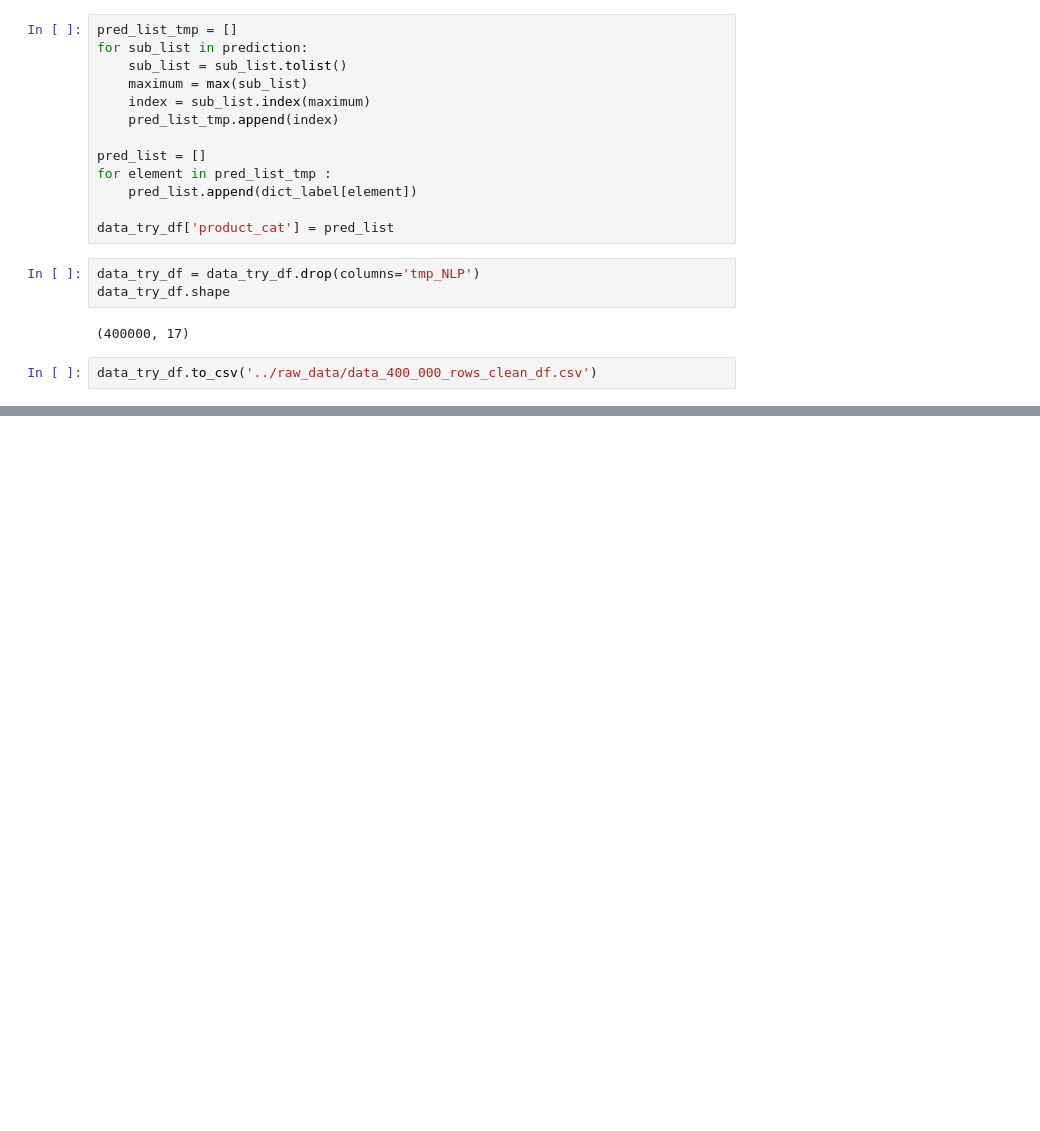
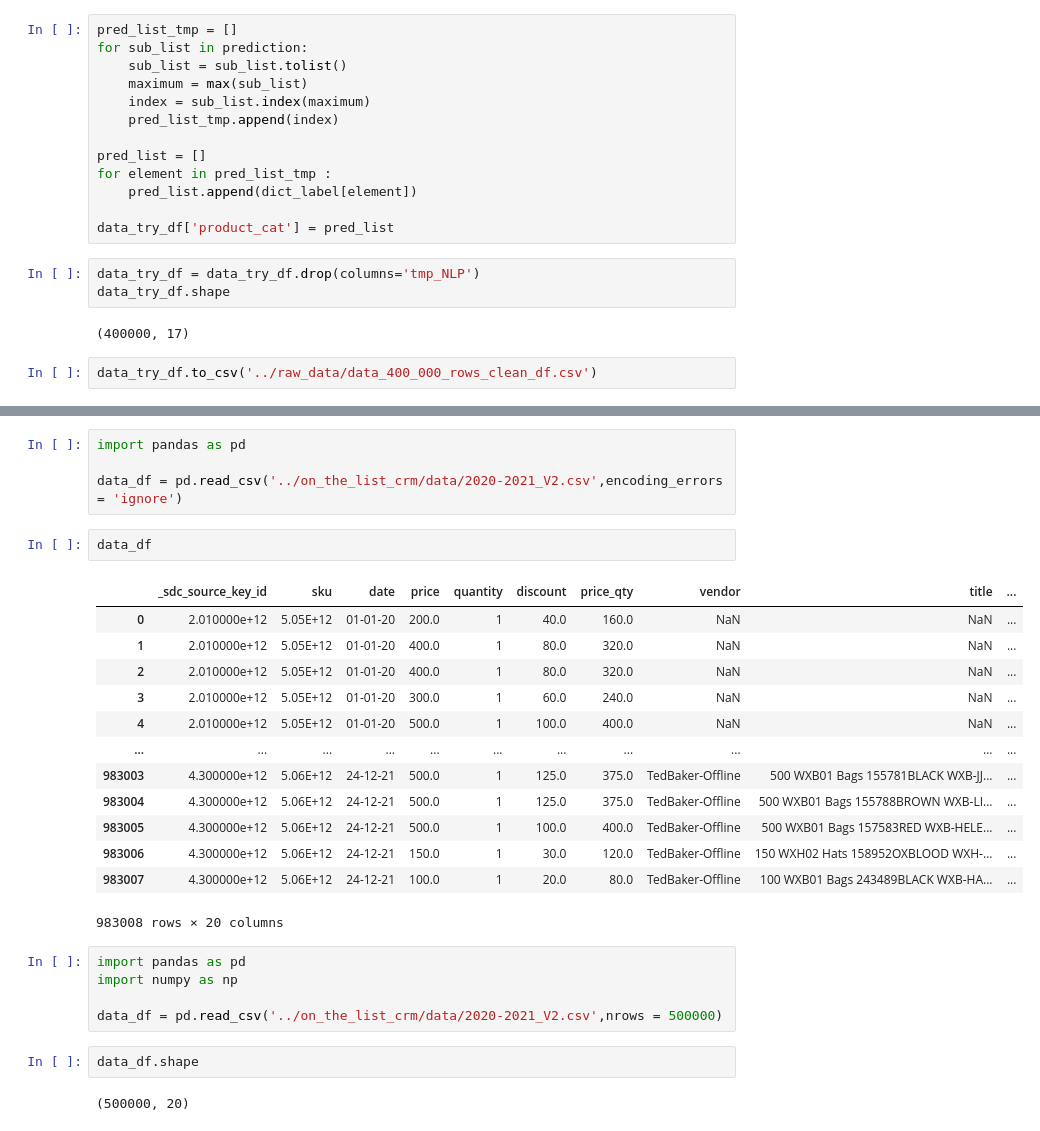
Before and after one commit to polgariovabrigi/frontend_onthelistcrm, a Jupyter notebook: notebooks/cleaning_ben.ipynb, the cells around one changed output, grey strips where cells are left out. Saved outputs shown, nothing was run; the diff lists cells and outputs as text; blank space fills up the shorter version.

```diff
--- a/notebooks/cleaning_ben.ipynb
+++ b/notebooks/cleaning_ben.ipynb
@@ -862,0 +905,29 @@ data_try_df.to_csv('../raw_data/data_400_000_rows_clean_df.csv')
+# %%
+import pandas as pd
+
+data_df = pd.read_csv('../on_the_list_crm/data/2020-2021_V2.csv',encoding_errors = 'ignore')
+# %%
+data_df
+# %% [output]
+|  | _sdc_source_key_id | sku | date | price | quantity | discount | price_qty | vendor | title | ... |
+| 0 | 2.010000e+12 | 5.05E+12 | 01-01-20 | 200.0 | 1 | 40.0 | 160.0 | NaN | NaN | ... |
+| 1 | 2.010000e+12 | 5.05E+12 | 01-01-20 | 400.0 | 1 | 80.0 | 320.0 | NaN | NaN | ... |
+| 2 | 2.010000e+12 | 5.05E+12 | 01-01-20 | 400.0 | 1 | 80.0 | 320.0 | NaN | NaN | ... |
+| 3 | 2.010000e+12 | 5.05E+12 | 01-01-20 | 300.0 | 1 | 60.0 | 240.0 | NaN | NaN | ... |
+| 4 | 2.010000e+12 | 5.05E+12 | 01-01-20 | 500.0 | 1 | 100.0 | 400.0 | NaN | NaN | ... |
+| ... | ... | ... | ... | ... | ... | ... | ... | ... | ... | ... |
+| 983003 | 4.300000e+12 | 5.06E+12 | 24-12-21 | 500.0 | 1 | 125.0 | 375.0 | TedBaker-Offline | 500 WXB01 Bags 155781BLACK WXB-JJ... | ... |
+| 983004 | 4.300000e+12 | 5.06E+12 | 24-12-21 | 500.0 | 1 | 125.0 | 375.0 | TedBaker-Offline | 500 WXB01 Bags 155788BROWN WXB-LI... | ... |
+| 983005 | 4.300000e+12 | 5.06E+12 | 24-12-21 | 500.0 | 1 | 100.0 | 400.0 | TedBaker-Offline | 500 WXB01 Bags 157583RED WXB-HELE... | ... |
+| 983006 | 4.300000e+12 | 5.06E+12 | 24-12-21 | 150.0 | 1 | 30.0 | 120.0 | TedBaker-Offline | 150 WXH02 Hats 158952OXBLOOD WXH-... | ... |
+| 983007 | 4.300000e+12 | 5.06E+12 | 24-12-21 | 100.0 | 1 | 20.0 | 80.0 | TedBaker-Offline | 100 WXB01 Bags 243489BLACK WXB-HA... | ... |
+983008 rows × 20 columns
+# %%
+import pandas as pd
+import numpy as np
+
+data_df = pd.read_csv('../on_the_list_crm/data/2020-2021_V2.csv',nrows = 500000)
+# %%
+data_df.shape
+# %% [output]
+(500000, 20)
```
Also changed, not shown: parts of 10 cells of this notebook, 11 other files.
